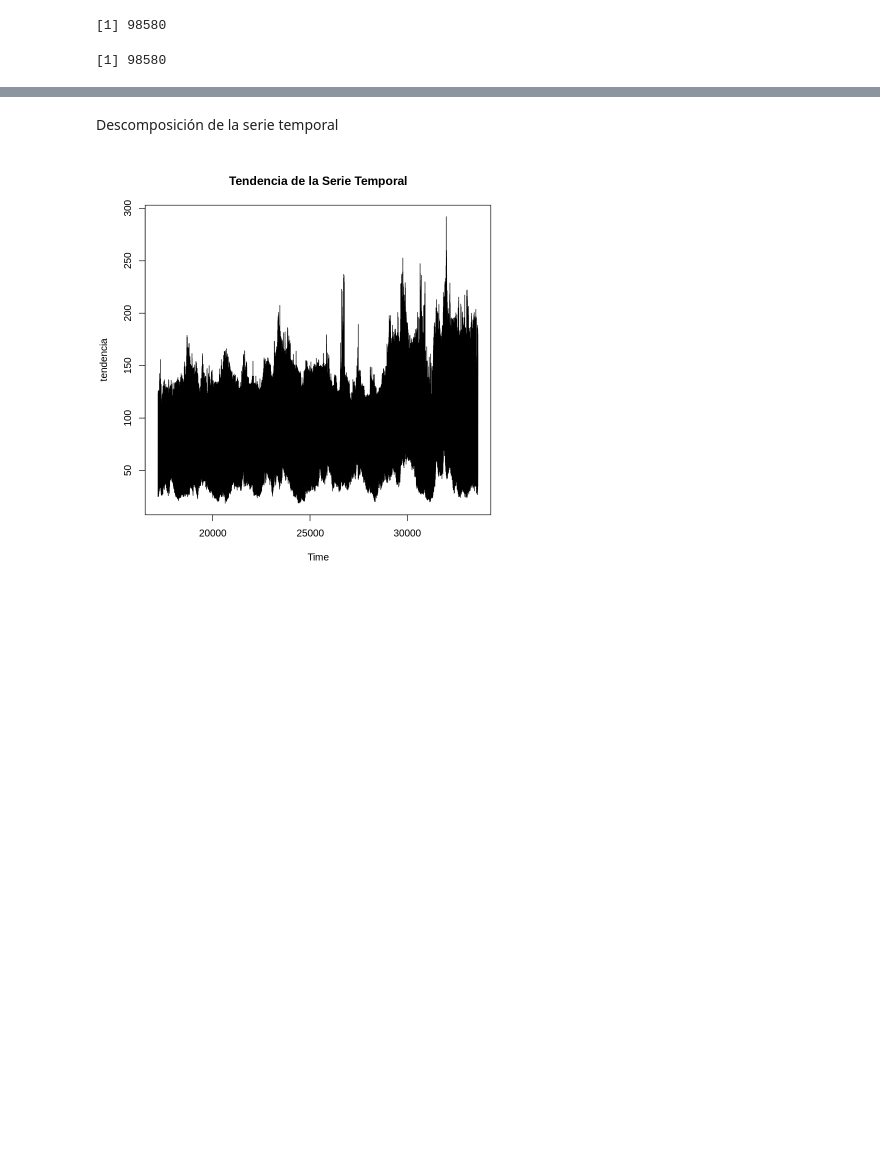
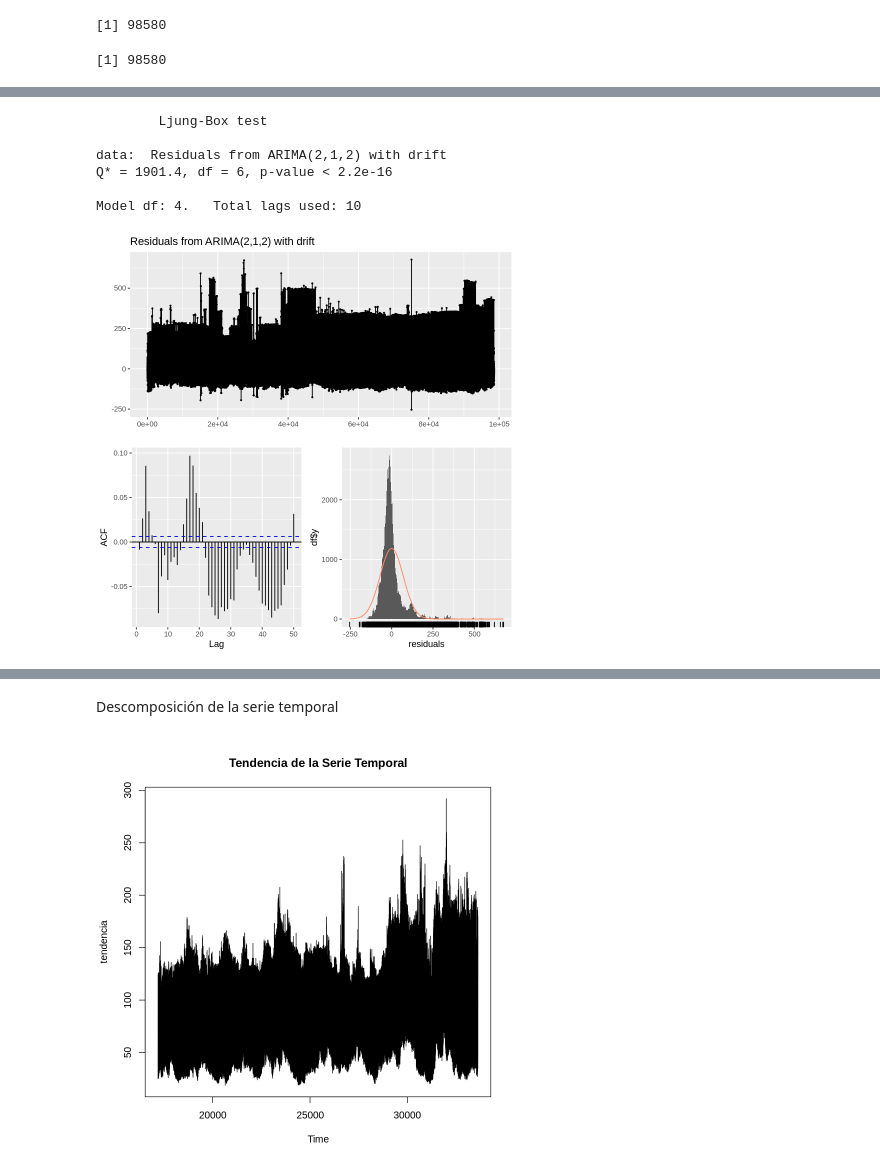
Before and after one commit to vien2/Data_Actividad2_Estadistica_Avanzada, a Jupyter notebook: Actividad2_Estadística.ipynb, the cells around one changed output, grey strips where cells are left out. Saved outputs shown, nothing was run; the diff lists cells and outputs as text; code cells hidden in the pictures; blank space fills up the shorter version.

```diff
--- a/Actividad2_Estadística.ipynb
+++ b/Actividad2_Estadística.ipynb
@@ -93 +153,11 @@ if (!require(forecast)) {
+# %%
+checkresiduals(sarima_model)
+# %% [output]
+        Ljung-Box test
+
+data:  Residuals from ARIMA(2,1,2) with drift
+Q* = 1901.4, df = 6, p-value < 2.2e-16
+
+Model df: 4.   Total lags used: 10
+[figure, added]
 # %%
```
Also changed, not shown: parts of 13 cells of this notebook.
